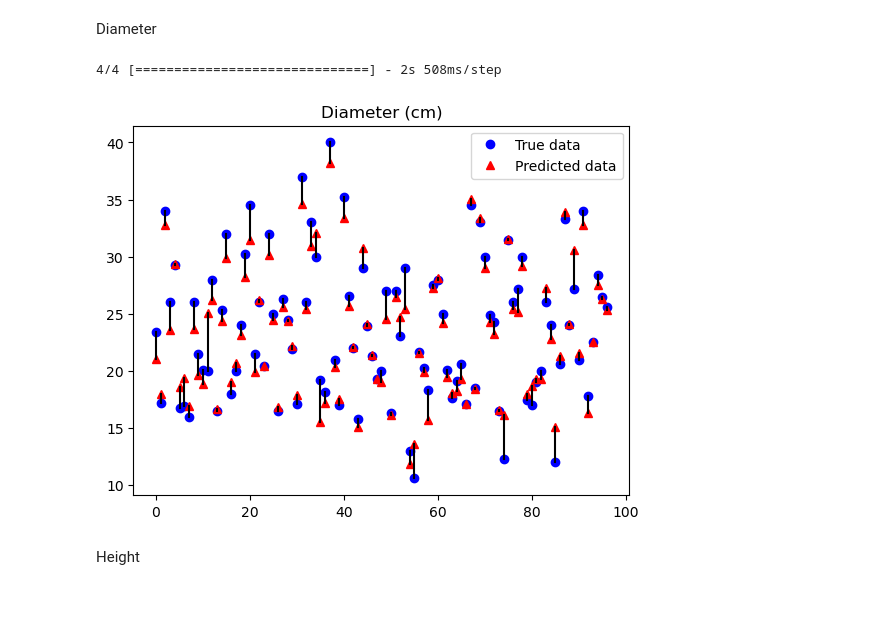
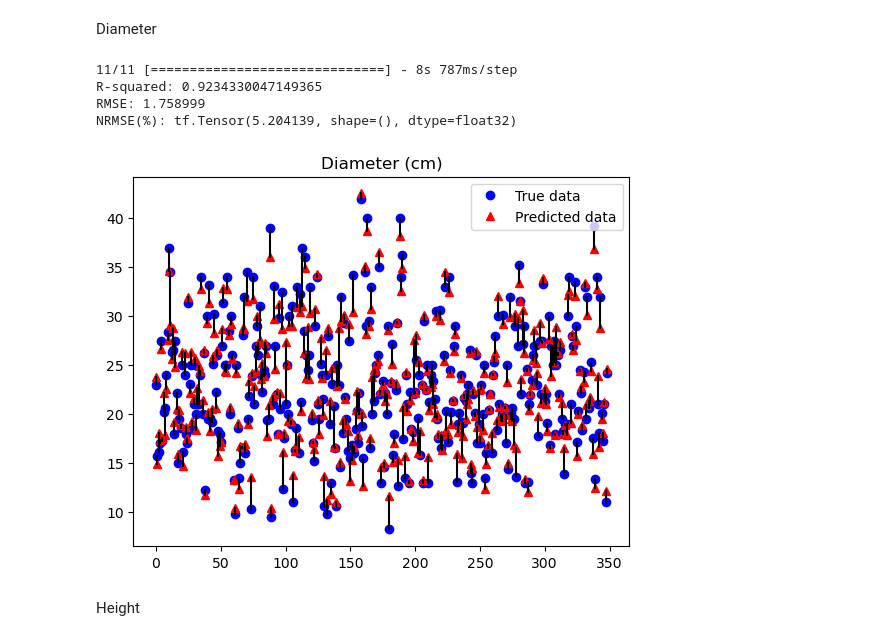
Before and after one commit to Niekwijs/lettuce-growth-models, a Jupyter notebook: Plant_variable_predictor/growth-recog.ipynb, the cells around one changed output. Saved outputs shown, nothing was run; the diff lists cells and outputs as text; code cells hidden in the pictures; blank space fills up the shorter version.

```diff
--- a/Plant_variable_predictor/growth-recog.ipynb
+++ b/Plant_variable_predictor/growth-recog.ipynb
@@ -111,7 +84,7 @@ def augment(train_set, train_labels, iterations):
 """
     number: depth=0, RGB=1, depth/RGB=2, augment_data: amount of times for data to be augmented
 """
-def prepare_data(number=0, y_key='Height', augment_data=0, normalized = True):
+def prepare_data(number=0, y_key='Height', augment_data=0, normalized = True, split=0.25):
 
     all_images = []
     y = []
@@ -160,7 +133,7 @@ def prepare_data(number=0, y_key='Height', augment_data=0, normalized = True):
                 all_images.append(img)
 
 
-    X_train, X_test, y_train, y_test = train_test_split(np.array(all_images), y, test_size=0.25, shuffle=True)
+    X_train, X_test, y_train, y_test = train_test_split(np.array(all_images), y, test_size=split, shuffle=True)
 
     if augment_data > 0:
         X_train, y_train = augment(X_train, y_train, augment_data)
@@ -318,0 +268,14 @@ INFO:tensorflow:Assets written to: checkpoints/res_net20221223-194604\cp-0006.ck
+# %%
+X_train, y_train, X_test, y_test = prepare_data(1,'Diameter',0, True)
+
+# Convert the TensorFlow tensors to NumPy arrays
+X_train = X_train.numpy()
+y_train = y_train.numpy()
+X_test = X_test.numpy()
+y_test = y_test.numpy()
+
+# Convert the NumPy arrays to PyTorch tensors
+X_train = torch.from_numpy(X_train)
+y_train = torch.from_numpy(y_train)
+X_test = torch.from_numpy(X_test)
+y_test = torch.from_numpy(y_test)
@@ -319,8 +346,7 @@ INFO:tensorflow:Assets written to: checkpoints/res_net20221223-194604\cp-0006.ck
 # %% [markdown]
 ## Plots predicted vs actual
 # %%
-def plot_true_vs_predicted(model, X, y, title):
-    predicted = model.predict(X)
+def plot_true_vs_predicted(predicted, y, title):
     actual = y
     plt.plot(actual, 'bo')
     plt.plot(predicted, 'r^')
@@ -332,15 +358,37 @@ def plot_true_vs_predicted(model, X, y, title):
     plt.title(title)
     plt.legend(['True data', 'Predicted data'])
     plt.show()
+# %%
+from sklearn.metrics import mean_squared_error, r2_score
+
+def get_metrics(predictions, y):
+    # Calculate R2 score
+    r2 = r2_score(y, predictions)
+    print("R-squared:", r2)
+
+    # Calculate RMSE
+    rmse = np.sqrt(mean_squared_error(y, predictions))
+    print("RMSE:", rmse)
+
+    # Calculate NRMSE
+    range = max(y_test) - min(y_test)
+    nrmsd = (rmse/range)*100
+    print("NRMSE(%):", nrmsd)
 # %% [markdown]
 Diameter
 # %%
-X_train, y_train, X_test, y_test = prepare_data(1,'Diameter',0, True)
+X_train, y_train, X_test, y_test = prepare_data(1,'Diameter',0, True, 0.9)
 model = tf.keras.models.load_model('./checkpoints/rgb_augm_reg_diameter/cp-0029.ckpt')
-plot_true_vs_predicted(model, X_test, y_test, 'Diameter (cm)')
+predicted = model.predict(X_test)
+
+get_metrics(predicted, y_test)
+plot_true_vs_predicted(predicted, y_test, 'Diameter (cm)')
 # %% [output]
-4/4 [==============================] - 2s 508ms/step
+11/11 [==============================] - 8s 787ms/step
+R-squared: 0.9234330047149365
+RMSE: 1.758999
+NRMSE(%): tf.Tensor(5.204139, shape=(), dtype=float32)
-[figure, old version]
+[figure, new version]
 # %% [markdown]
 Height
 # %%
```
Also changed, not shown: parts of 11 cells of this notebook, 1 other file.
